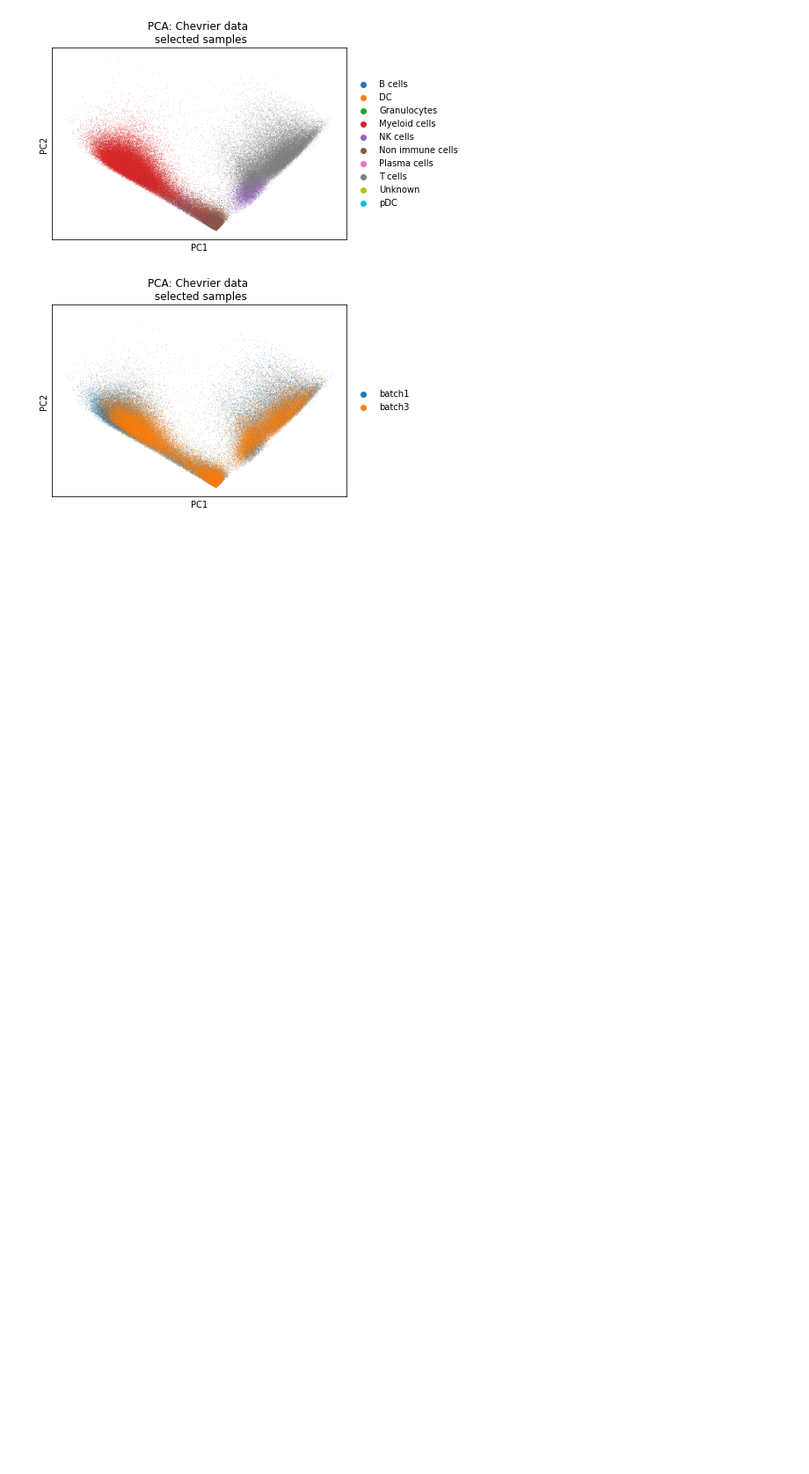
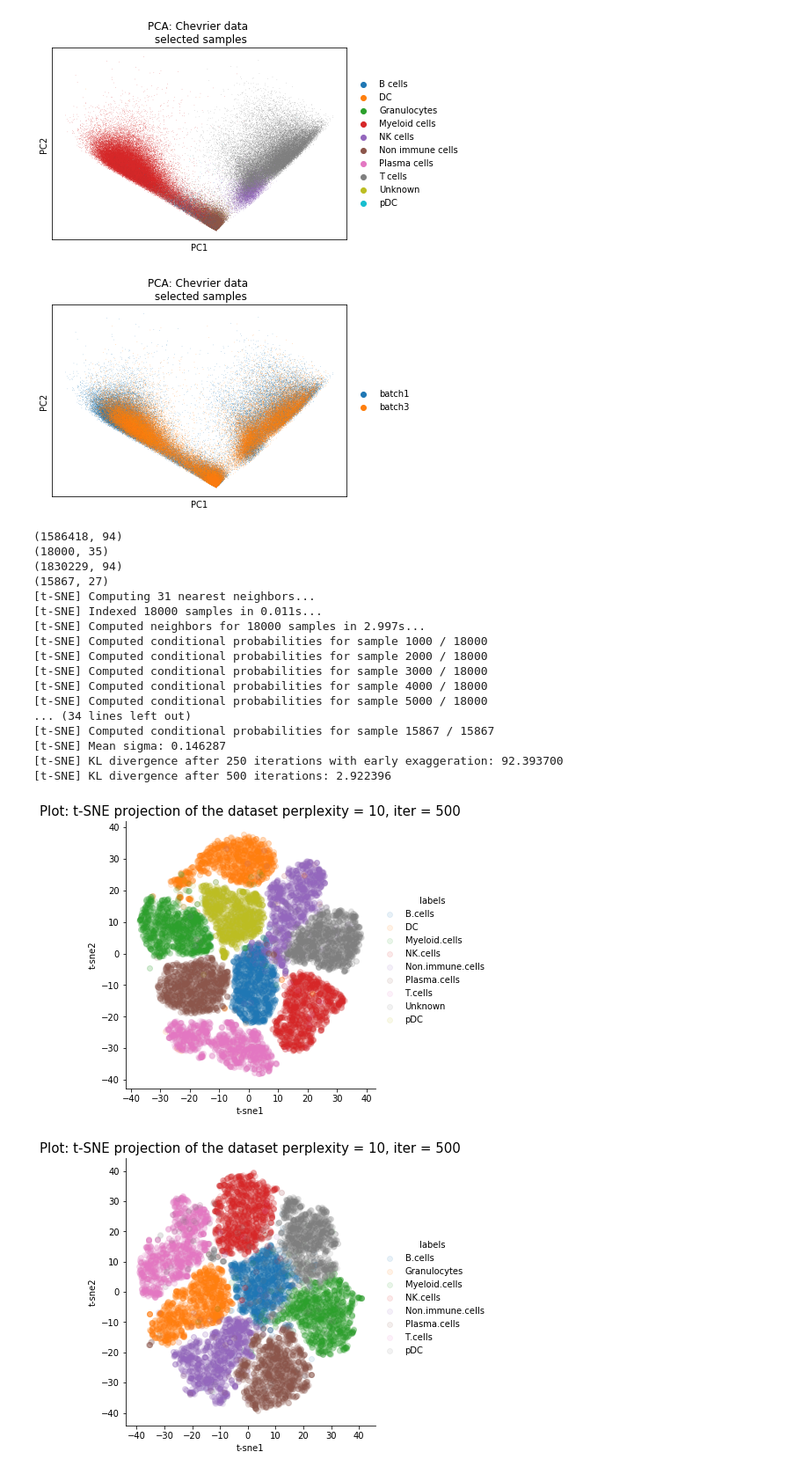
Before and after one commit to lthp/2019_SingleCell, a Jupyter notebook: notebooks/data_exploration.ipynb, the cells around one changed output. Shown at 88% size. Cells and saved outputs as stored; diff of their text form; code cells hidden in the pictures; blank space fills up the shorter version.

Commit message:
added tsne plots

```diff
--- a/notebooks/data_exploration.ipynb
+++ b/notebooks/data_exploration.ipynb
@@ -116,0 +181,40 @@ Observation names are not unique. To make them unique, call `.obs_names_make_uni
+# %%
+data_path = wd+'/Dataset5/'
+df_full = pd.read_parquet(data_path+'chevrier_data_pooled_full_panels.parquet')
+
+tam_df = df_full.loc[df_full['metadata_panel']=='tam_panel',:]
+print(tam_df.shape)
+tam_df = tam_df.dropna(axis=1)
+tam_df = prep_for_tsne(tam_df)
+print(tam_df.shape)
+
+tcell_df = df_full.loc[df_full['metadata_panel']=='tcell_panel',:]
+print(tcell_df.shape)
+tcell_df = tcell_df.dropna(axis=1)
+tcell_df = prep_for_tsne(tcell_df)
+print(tcell_df.shape)
+
+plot_tsne(tam_df, n_plots=1)
+plt.savefig(data_path+'/plots/tsne_tam_panel_full_celltypes.png', bbox_inches='tight')
+plot_tsne(tcell_df, n_plots=1)
+plt.savefig(data_path+'/plots/tsne_tcell_panel_full_celltypes.png', bbox_inches='tight')
+# %% [output]
+(1586418, 94)
+(18000, 35)
+(1830229, 94)
+(15867, 27)
+[t-SNE] Computing 31 nearest neighbors...
+[t-SNE] Indexed 18000 samples in 0.011s...
+[t-SNE] Computed neighbors for 18000 samples in 2.997s...
+[t-SNE] Computed conditional probabilities for sample 1000 / 18000
+[t-SNE] Computed conditional probabilities for sample 2000 / 18000
+[t-SNE] Computed conditional probabilities for sample 3000 / 18000
+[t-SNE] Computed conditional probabilities for sample 4000 / 18000
+[t-SNE] Computed conditional probabilities for sample 5000 / 18000
+... (34 lines left out)
+[t-SNE] Computed conditional probabilities for sample 15867 / 15867
+[t-SNE] Mean sigma: 0.146287
+[t-SNE] KL divergence after 250 iterations with early exaggeration: 92.393700
+[t-SNE] KL divergence after 500 iterations: 2.922396
+[figure, added]
+[figure, added]
```
Also changed, not shown: parts of 9 cells of this notebook.
